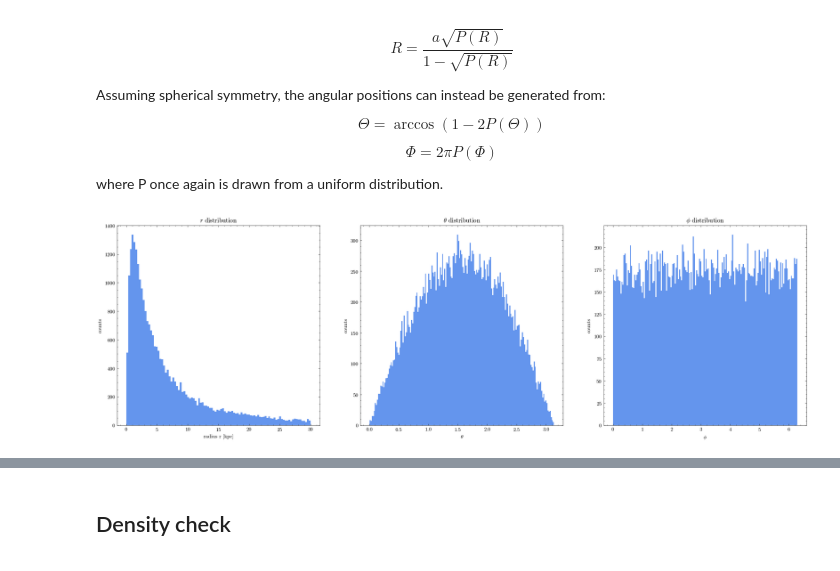
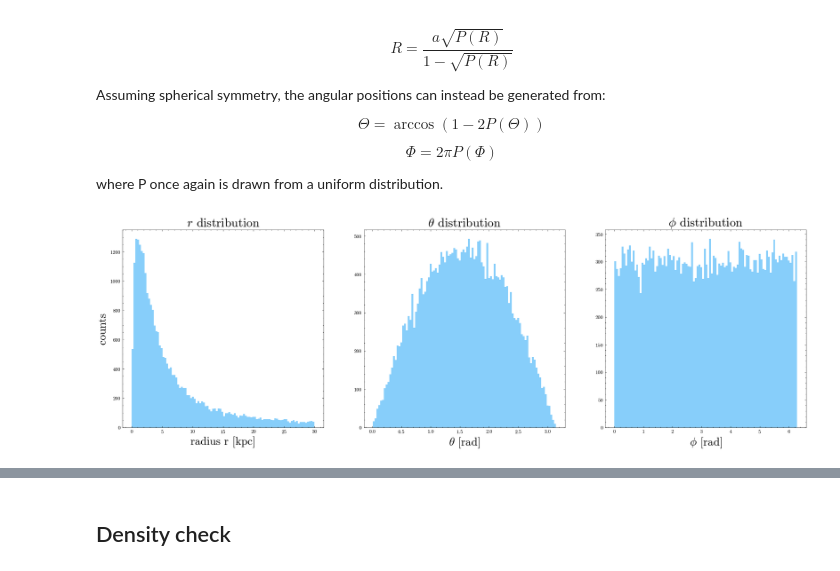
Before and after one commit to lisam10/stellar_systems_dynamics2024, a Jupyter notebook: final_exercise/Hernquist_new.ipynb, the cells around one changed output, grey strips where cells are left out. Cells and saved outputs as stored; diff of their text form; code cells hidden in the pictures.

```diff
--- a/final_exercise/Hernquist_new.ipynb
+++ b/final_exercise/Hernquist_new.ipynb
@@ -128,20 +128,28 @@ P_phi = np.random.uniform(0, 1, n)
 phi = 2 * np.pi * P_phi
 # %%
 fig,ax = plt.subplots(ncols=3,nrows=1,figsize=(24,7))
-ax[0].hist(radius_s, range=(0,30), bins = 100, color = 'cornflowerblue')
-ax[0].set(title = '$r$ distribution', ylabel = "counts", xlabel = "radius r [kpc]")
 
-ax[1].hist(theta, bins = int(np.sqrt(n)), color = 'cornflowerblue')
-ax[1].set(title = r'$\theta$ distribution', ylabel = "counts", xlabel = r'$\theta$')
+ax[0].hist(radius_s, range=(0,30), bins = 100, color = 'lightskyblue')
+ax[0].set_title('$r$ distribution', fontsize  = 24)
+ax[0].set_ylabel("counts", fontsize  = 22)
+ax[0].set_xlabel("radius r [kpc]", fontsize  = 22)
+
+ax[1].hist(theta, bins = 100, color = 'lightskyblue')
+ax[1].set_title(r'$\theta$ distribution', fontsize  = 24)
+#ax[1].set_ylabel("counts", fontsize  = 22)
+ax[1].set_xlabel(r'$\theta$ [rad]', fontsize  = 22)
 ax[1].plot()
 
-ax[2].hist(phi, bins = int(np.sqrt(n)), color = 'cornflowerblue')
-ax[2].set(title = '$\phi$ distribution', ylabel = "counts", xlabel = "$\phi$")
+ax[2].hist(phi, bins = 100, color = 'lightskyblue')
+ax[2].set_title('$\phi$ distribution', fontsize  = 24)
+#ax[2].set_ylabel("counts", fontsize  = 22)
+ax[2].set_xlabel("$\phi$ [rad]", fontsize  = 22)
 ax[2].plot()
 
+plt.savefig('plots/positions_distrib.svg')
 plt.show()
 # %% [output]
-[figure, old version]
+[figure, new version]
 # %%
 #carthesian coord conversion -----------
 def sph_to_carth (radius, theta, phi):
```
Also changed, not shown: parts of 8 cells of this notebook.
